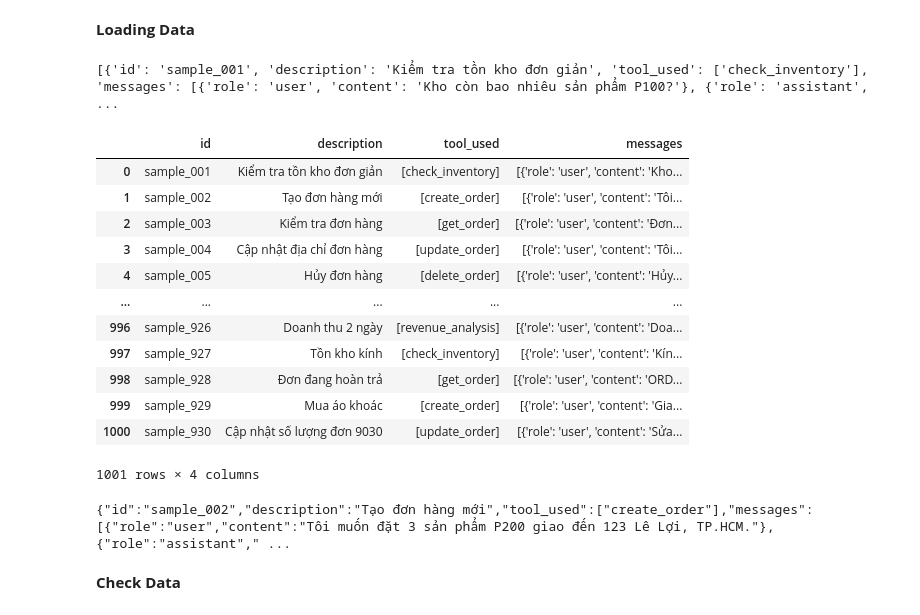
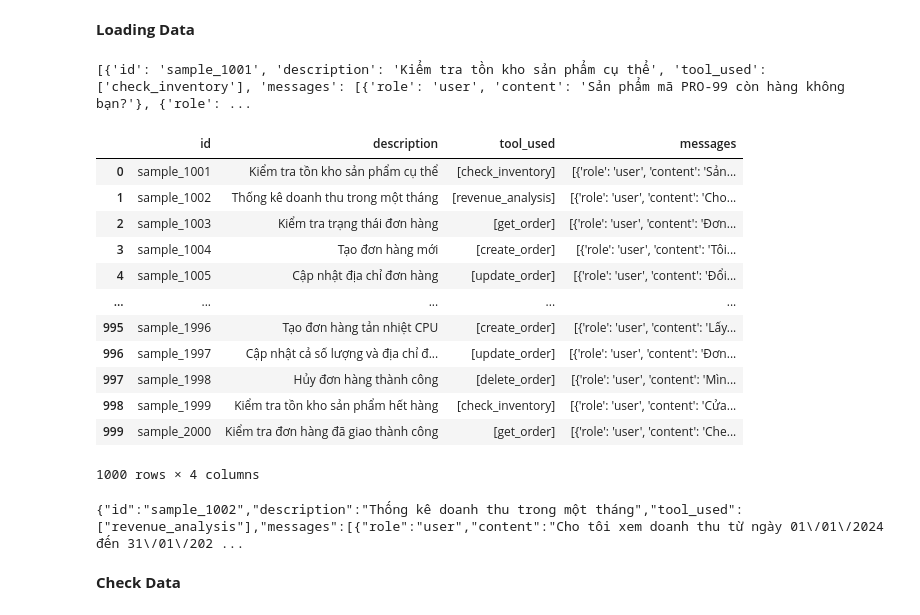
Before and after one commit to HyIsNoob/CS338, a Jupyter notebook: Trial.ipynb, the cells around one changed output. Drawn from its saved outputs; the diff is of its cells as text; code cells hidden in the pictures.

Commit message:
Verify and Merge agent_data_part2

```diff
--- a/Trial.ipynb
+++ b/Trial.ipynb
@@ -181,35 +181,35 @@ Sản phẩm P100 hiện còn 25 sản phẩm trong kho.<|im_end|>
 # %%
 import json
 
-with open('./data/agent_data.json', 'r', encoding='utf-8') as f:
+with open('./data/agent_data_part2.json', 'r', encoding='utf-8') as f:
     data = json.load(f)
 
 print(data)
 # %% [output]
-[{'id': 'sample_001', 'description': 'Kiểm tra tồn kho đơn giản', 'tool_used': ['check_inventory'], 'messages': [{'role': 'user', 'content': 'Kho còn bao nhiêu sản phẩm P100?'}, {'role': 'assistant',  ...
+[{'id': 'sample_1001', 'description': 'Kiểm tra tồn kho sản phẩm cụ thể', 'tool_used': ['check_inventory'], 'messages': [{'role': 'user', 'content': 'Sản phẩm mã PRO-99 còn hàng không bạn?'}, {'role': ...
 # %%
 import pandas as pd
 
-ds = pd.read_json("./data/agent_data.json")
+ds = pd.read_json("./data/agent_data_part2.json")
 ds
 # %% [output]
 |  | id | description | tool_used | messages |
-| 0 | sample_001 | Kiểm tra tồn kho đơn giản | [check_inventory] | [{'role': 'user', 'content': 'Kho... |
-| 1 | sample_002 | Tạo đơn hàng mới | [create_order] | [{'role': 'user', 'content': 'Tôi... |
-| 2 | sample_003 | Kiểm tra đơn hàng | [get_order] | [{'role': 'user', 'content': 'Đơn... |
-| 3 | sample_004 | Cập nhật địa chỉ đơn hàng | [update_order] | [{'role': 'user', 'content': 'Tôi... |
-| 4 | sample_005 | Hủy đơn hàng | [delete_order] | [{'role': 'user', 'content': 'Hủy... |
+| 0 | sample_1001 | Kiểm tra tồn kho sản phẩm cụ thể | [check_inventory] | [{'role': 'user', 'content': 'Sản... |
+| 1 | sample_1002 | Thống kê doanh thu trong một tháng | [revenue_analysis] | [{'role': 'user', 'content': 'Cho... |
+| 2 | sample_1003 | Kiểm tra trạng thái đơn hàng | [get_order] | [{'role': 'user', 'content': 'Đơn... |
+| 3 | sample_1004 | Tạo đơn hàng mới | [create_order] | [{'role': 'user', 'content': 'Tôi... |
+| 4 | sample_1005 | Cập nhật địa chỉ đơn hàng | [update_order] | [{'role': 'user', 'content': 'Đổi... |
 | ... | ... | ... | ... | ... |
-| 996 | sample_926 | Doanh thu 2 ngày | [revenue_analysis] | [{'role': 'user', 'content': 'Doa... |
-| 997 | sample_927 | Tồn kho kính | [check_inventory] | [{'role': 'user', 'content': 'Kín... |
-| 998 | sample_928 | Đơn đang hoàn trả | [get_order] | [{'role': 'user', 'content': 'ORD... |
-| 999 | sample_929 | Mua áo khoác | [create_order] | [{'role': 'user', 'content': 'Gia... |
-| 1000 | sample_930 | Cập nhật số lượng đơn 9030 | [update_order] | [{'role': 'user', 'content': 'Sửa... |
+| 995 | sample_1996 | Tạo đơn hàng tản nhiệt CPU | [create_order] | [{'role': 'user', 'content': 'Lấy... |
+| 996 | sample_1997 | Cập nhật cả số lượng và địa chỉ đ... | [update_order] | [{'role': 'user', 'content': 'Đơn... |
+| 997 | sample_1998 | Hủy đơn hàng thành công | [delete_order] | [{'role': 'user', 'content': 'Mìn... |
+| 998 | sample_1999 | Kiểm tra tồn kho sản phẩm hết hàng | [check_inventory] | [{'role': 'user', 'content': 'Cửa... |
+| 999 | sample_2000 | Kiểm tra đơn hàng đã giao thành công | [get_order] | [{'role': 'user', 'content': 'Che... |
-1001 rows × 4 columns
+1000 rows × 4 columns
 # %%
 print(ds.iloc[1].to_json(force_ascii=False))
 # %% [output]
-{"id":"sample_002","description":"Tạo đơn hàng mới","tool_used":["create_order"],"messages":[{"role":"user","content":"Tôi muốn đặt 3 sản phẩm P200 giao đến 123 Lê Lợi, TP.HCM."},{"role":"assistant"," ...
+{"id":"sample_1002","description":"Thống kê doanh thu trong một tháng","tool_used":["revenue_analysis"],"messages":[{"role":"user","content":"Cho tôi xem doanh thu từ ngày 01\/01\/2024 đến 31\/01\/202 ...
 # %% [markdown]
 **Check Data**
 # %%
```
Also changed, not shown: parts of 7 cells of this notebook, 7 other files.
